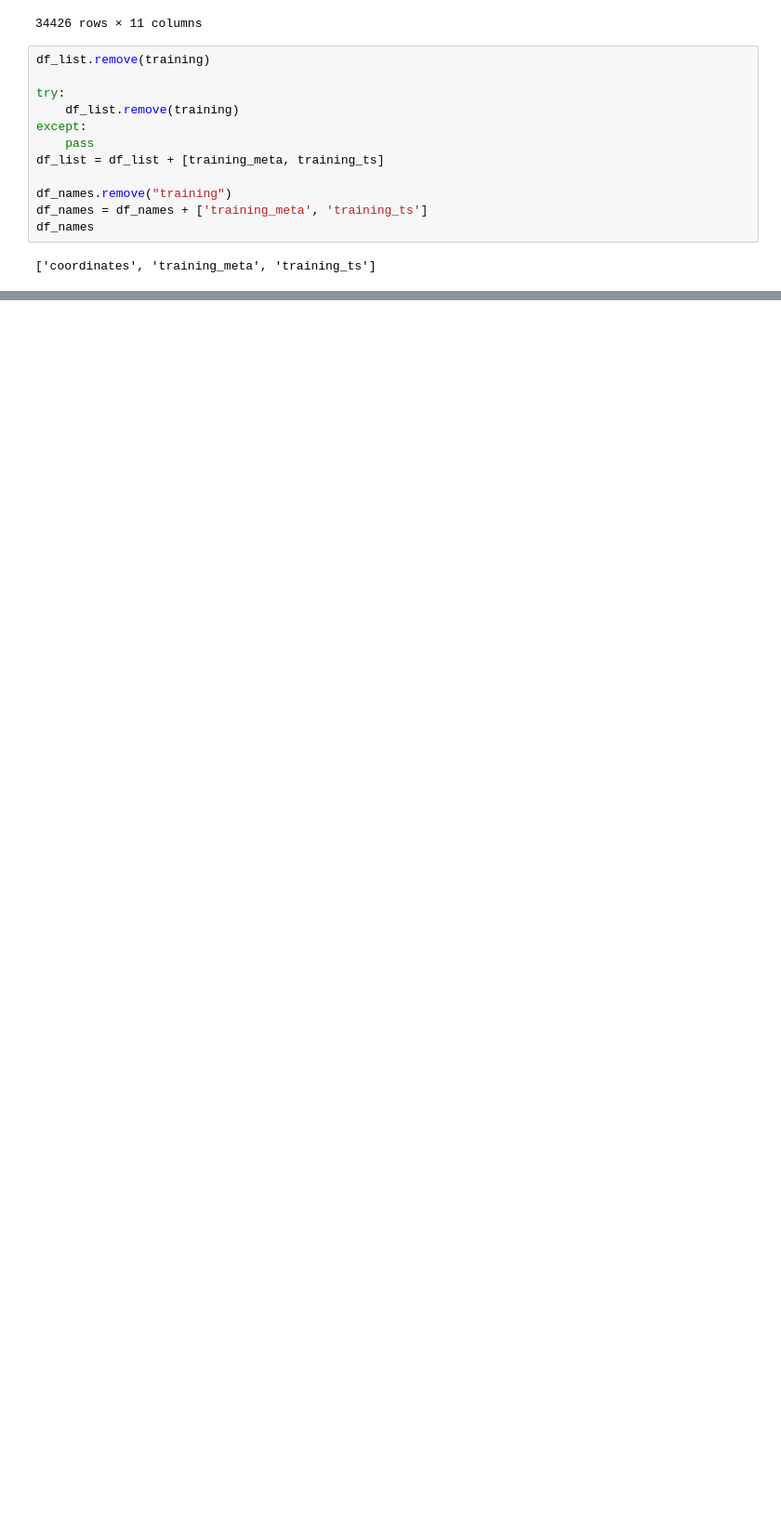
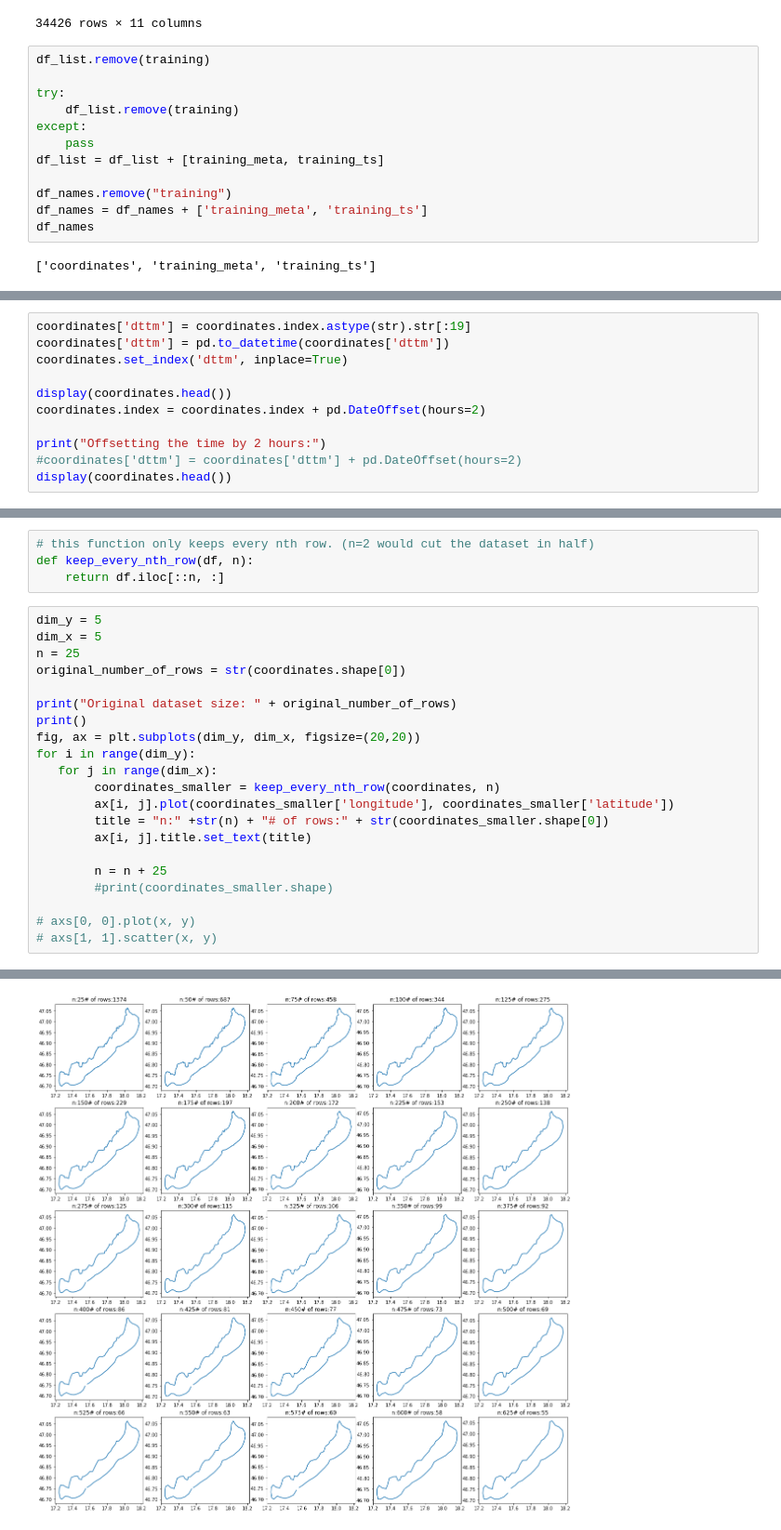
Before and after one commit to andr3wbp/bike_ride_analytics_2021, a Jupyter notebook: Lake_Balaton_bike_ride_2021.ipynb, the cells around one changed output, grey strips where cells are left out. Shown: that part at 93% size. Cells and saved outputs as stored; diff of their text form; blank space fills up the shorter version.

```diff
--- a/Lake_Balaton_bike_ride_2021.ipynb
+++ b/Lake_Balaton_bike_ride_2021.ipynb
@@ -173,0 +192,11 @@ plt.plot(coordinates['longitude'], coordinates['latitude'])
+# %%
+coordinates['dttm'] = coordinates.index.astype(str).str[:19]
+coordinates['dttm'] = pd.to_datetime(coordinates['dttm'])
+coordinates.set_index('dttm', inplace=True)
+
+display(coordinates.head())
+coordinates.index = coordinates.index + pd.DateOffset(hours=2)
+
+print("Offsetting the time by 2 hours:")
+#coordinates['dttm'] = coordinates['dttm'] + pd.DateOffset(hours=2)
+display(coordinates.head())
@@ -173,0 +221,26 @@ plt.plot(coordinates['longitude'], coordinates['latitude'])
+# %%
+# this function only keeps every nth row. (n=2 would cut the dataset in half)
+def keep_every_nth_row(df, n):
+    return df.iloc[::n, :]
+# %%
+dim_y = 5
+dim_x = 5
+n = 25
+original_number_of_rows = str(coordinates.shape[0])
+
+print("Original dataset size: " + original_number_of_rows)
+print()
+fig, ax = plt.subplots(dim_y, dim_x, figsize=(20,20))
+for i in range(dim_y):
+   for j in range(dim_x):
+        coordinates_smaller = keep_every_nth_row(coordinates, n)
+        ax[i, j].plot(coordinates_smaller['longitude'], coordinates_smaller['latitude'])
+        title = "n:" +str(n) + "# of rows:" + str(coordinates_smaller.shape[0])
+        ax[i, j].title.set_text(title)
+
+        n = n + 25
+        #print(coordinates_smaller.shape)
+
+# axs[0, 0].plot(x, y)
+# axs[1, 1].scatter(x, y)
+# %% [output]
@@ -173,0 +248 @@ plt.plot(coordinates['longitude'], coordinates['latitude'])
+[figure, added]
```
Also changed, not shown: parts of 10 cells of this notebook, 2 other files.
